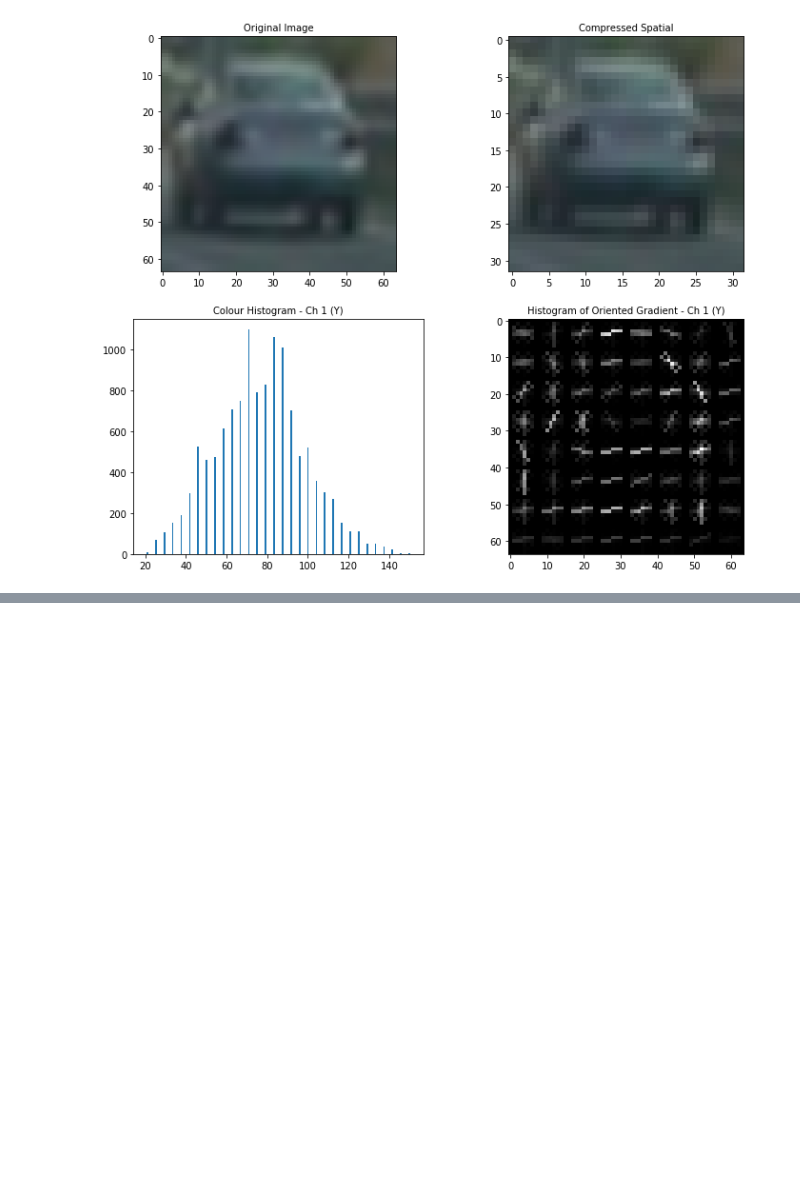
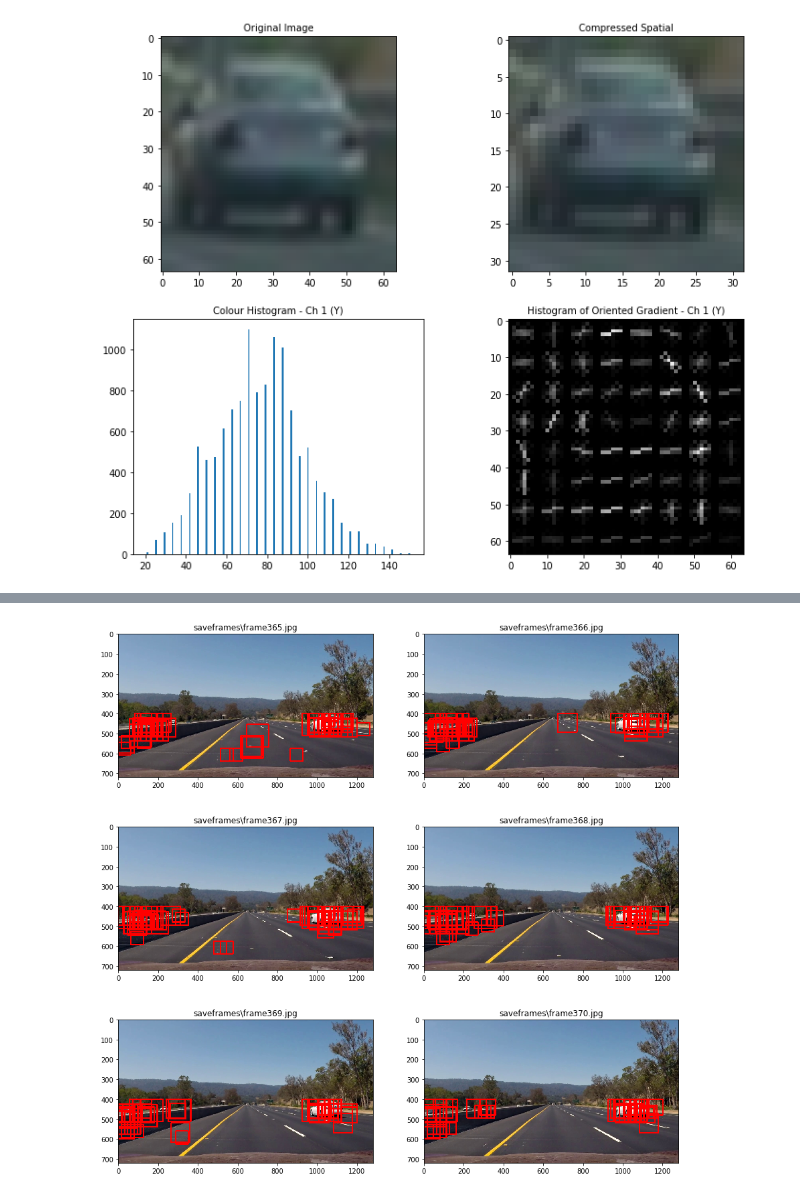
Before and after one commit to stevendae/CarND-Vehicle-Detection, a Jupyter notebook: Pipeline_Video.ipynb, the cells around one changed output, grey strips where cells are left out. Cells and saved outputs as stored; diff of their text form; code cells hidden in the pictures; blank space fills up the shorter version.

Commit message:
finalize parameters

```diff
--- a/Pipeline_Video.ipynb
+++ b/Pipeline_Video.ipynb
@@ -281,13 +281,13 @@ def find_cars(img, ystart, ystop, load_model, X_scaler, orient, pix_per_cell, ce
         ch3 = ctrans_tosearch[:,:,2]
 
         # Define blocks and steps as above
-        nxblocks = (ch1.shape[1] // pix_per_cell) - 1 # i.e. 2x2 blocks = 19 blocks
-        nyblocks = (ch1.shape[0] // pix_per_cell) - 1
+        nxblocks = (ch1.shape[1] // pix_per_cell) + 1 # i.e. 2x2 blocks = 19 blocks
+        nyblocks = (ch1.shape[0] // pix_per_cell) + 1
         nfeat_per_block = orient*cell_per_block**2 #squared for 2 dimensions: x and y
 
         # 64 was the orginal sampling rate, with 8 cells and 8 pix per cell
         window = 64
-        nblocks_per_window = (window // pix_per_cell) - 1 # 7 blocks per window
+        nblocks_per_window = (window // pix_per_cell) + 1 # 7 blocks per window
         cells_per_step = 2  # Instead of overlap, define how many cells to step
         nxsteps = (nxblocks - nblocks_per_window) // cells_per_step #steps taken by window
         nysteps = (nyblocks - nblocks_per_window) // cells_per_step
@@ -544,3 +544,40 @@ ax3.set_title('Colour Histogram - Ch 1 (Y)', fontsize=10)
 # %% [output]
 <matplotlib.text.Text at 0x...>
 [figure]
+# %%
+test_images = glob.glob('saveframes/*.jpg')
+heat_map = Heat()
+fig = plt.figure(figsize=(15,15))
+i=1
+for file in test_images:
+    img = cv2.imread(str(file))
+    image_find = np.copy(img)
+    out_img, bbox = find_cars(image_find, ystart, ystop, svc, X_scaler, orient, pix_per_cell, cell_per_block, spatial_size, hist_bins)
+
+    if not bbox:
+        heat_map.boundbox.append([((0,0),(0,0))])
+    else:
+        heat_map.boundbox.append(bbox)
+    bboxes = Gather(heat_map)
+
+    heat = np.zeros_like(img[:,:,0]).astype(np.float)
+
+    # Add heat to each box in box list
+    heat = add_heat(heat,bbox)
+
+    # Apply threshold to help remove false positives
+    heat = apply_threshold(heat,5)
+
+    # Visualize the heatmap when displaying
+    heatmap = np.clip(heat, 0, 255)
+
+    # Find final boxes from heatmap using label function
+    labels = label(heatmap)
+    final = convert_color(out_img, conv='BGR2RGB')
+    draw_img = draw_labeled_bboxes(img, labels)
+
+    ax = fig.add_subplot(3, 2, i)
+    ax.imshow(final)
+    ax.set_title(str(file))
+    i += 1
+# %% [output]
@@ -546,0 +586 @@ ax3.set_title('Colour Histogram - Ch 1 (Y)', fontsize=10)
+[figure, added]
```
Also changed, not shown: parts of 4 cells of this notebook.
